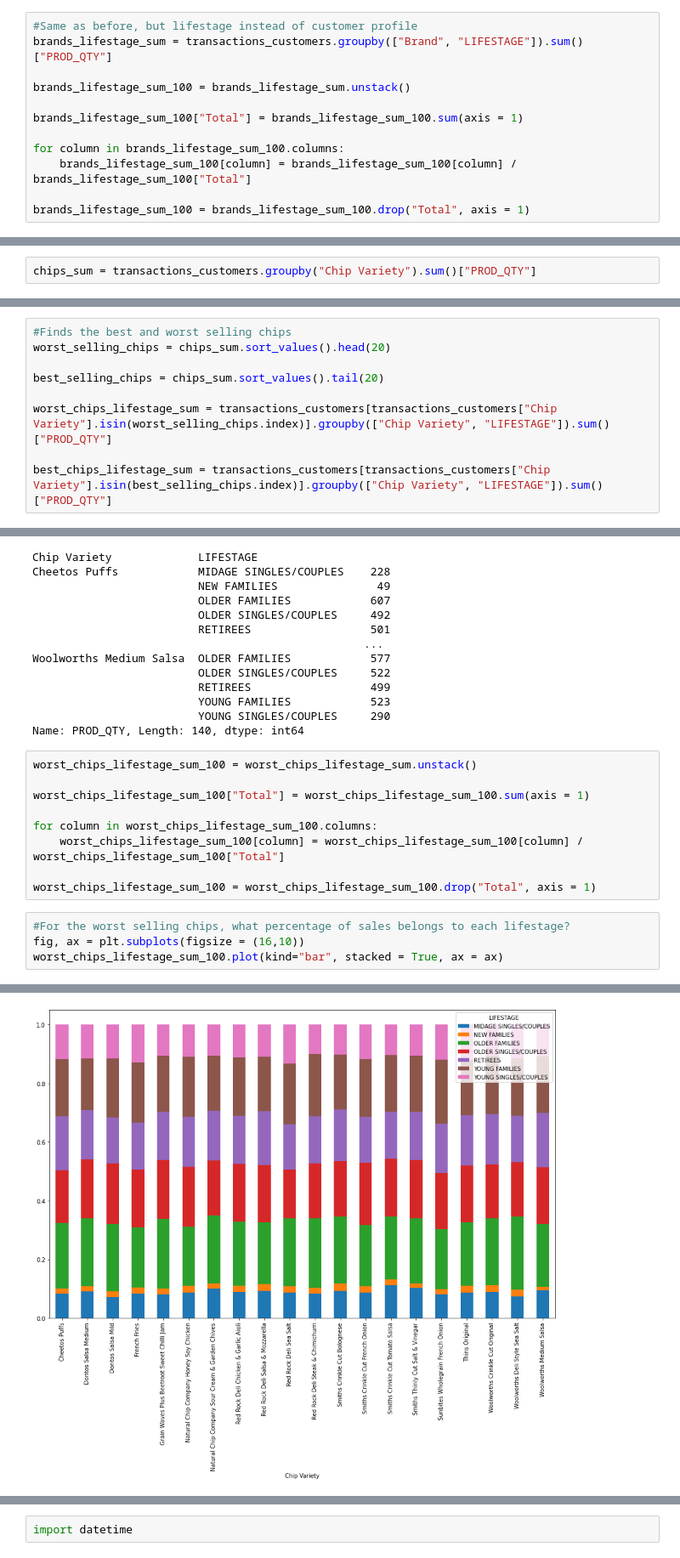
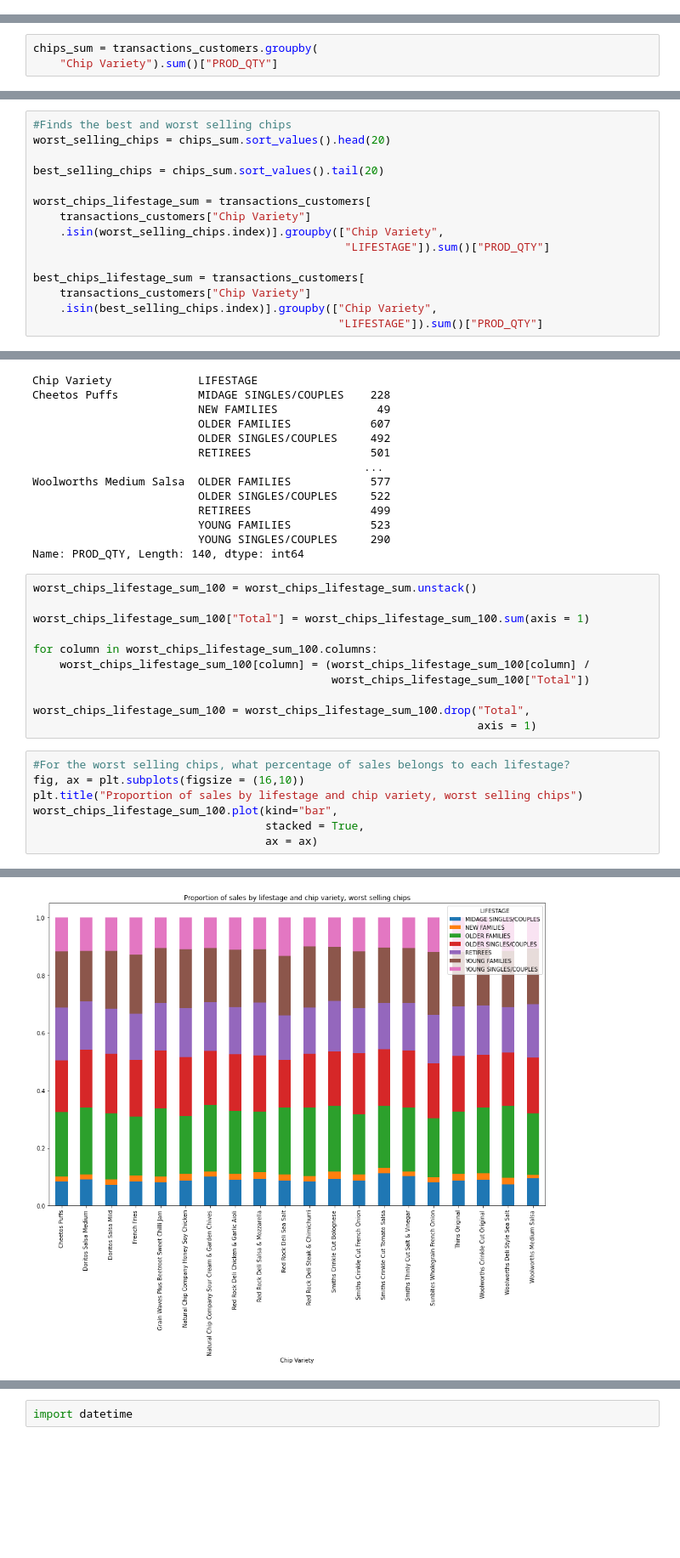
Before and after one commit to kmjacinto2145/quantium_virtual_internship, a Jupyter notebook: Quantium VI - Data Cleaning & Analysis.ipynb, the cells around one changed output, grey strips where cells are left out. Shown at 85% size. Saved outputs shown, nothing was run; the diff lists cells and outputs as text; blank space fills up the shorter version.

```diff
--- a/Quantium VI - Data Cleaning & Analysis.ipynb
+++ b/Quantium VI - Data Cleaning & Analysis.ipynb
@@ -402,12 +464,0 @@ Index(['MIDAGE SINGLES/COUPLES', 'NEW FAMILIES', 'OLDER FAMILIES',
-# %%
-#Same as before, but lifestage instead of customer profile
-brands_lifestage_sum = transactions_customers.groupby(["Brand", "LIFESTAGE"]).sum()["PROD_QTY"]
-
-brands_lifestage_sum_100 = brands_lifestage_sum.unstack()
-
-brands_lifestage_sum_100["Total"] = brands_lifestage_sum_100.sum(axis = 1)
-
-for column in brands_lifestage_sum_100.columns:
-    brands_lifestage_sum_100[column] = brands_lifestage_sum_100[column] / brands_lifestage_sum_100["Total"]
-
-brands_lifestage_sum_100 = brands_lifestage_sum_100.drop("Total", axis = 1)
@@ -432,5 +465,6 @@ brands_lifestage_sum.unstack().plot(kind='bar', stacked=False, ax = ax)
 # %%
-chips_sum = transactions_customers.groupby("Chip Variety").sum()["PROD_QTY"]
+chips_sum = transactions_customers.groupby(
+    "Chip Variety").sum()["PROD_QTY"]
 # %%
 chips_sum.sort_values()
 # %% [output]
@@ -453,9 +487,15 @@ worst_selling_chips = chips_sum.sort_values().head(20)
 
 best_selling_chips = chips_sum.sort_values().tail(20)
 
-worst_chips_lifestage_sum = transactions_customers[transactions_customers["Chip Variety"].isin(worst_selling_chips.index)].groupby(["Chip Variety", "LIFESTAGE"]).sum()["PROD_QTY"]
+worst_chips_lifestage_sum = transactions_customers[
+    transactions_customers["Chip Variety"]
+    .isin(worst_selling_chips.index)].groupby(["Chip Variety",
+                                               "LIFESTAGE"]).sum()["PROD_QTY"]
 
-best_chips_lifestage_sum = transactions_customers[transactions_customers["Chip Variety"].isin(best_selling_chips.index)].groupby(["Chip Variety", "LIFESTAGE"]).sum()["PROD_QTY"]
+best_chips_lifestage_sum = transactions_customers[
+    transactions_customers["Chip Variety"]
+    .isin(best_selling_chips.index)].groupby(["Chip Variety",
+                                              "LIFESTAGE"]).sum()["PROD_QTY"]
 # %%
 worst_chips_lifestage_sum
 # %% [output]
@@ -478,11 +518,16 @@ worst_chips_lifestage_sum_100 = worst_chips_lifestage_sum.unstack()
 worst_chips_lifestage_sum_100["Total"] = worst_chips_lifestage_sum_100.sum(axis = 1)
 
 for column in worst_chips_lifestage_sum_100.columns:
-    worst_chips_lifestage_sum_100[column] = worst_chips_lifestage_sum_100[column] / worst_chips_lifestage_sum_100["Total"]
+    worst_chips_lifestage_sum_100[column] = (worst_chips_lifestage_sum_100[column] /
+                                             worst_chips_lifestage_sum_100["Total"])
 
-worst_chips_lifestage_sum_100 = worst_chips_lifestage_sum_100.drop("Total", axis = 1)
+worst_chips_lifestage_sum_100 = worst_chips_lifestage_sum_100.drop("Total",
+                                                                   axis = 1)
 # %%
 #For the worst selling chips, what percentage of sales belongs to each lifestage?
 fig, ax = plt.subplots(figsize = (16,10))
-worst_chips_lifestage_sum_100.plot(kind="bar", stacked = True, ax = ax)
+plt.title("Proportion of sales by lifestage and chip variety, worst selling chips")
+worst_chips_lifestage_sum_100.plot(kind="bar",
+                                   stacked = True,
+                                   ax = ax)
 # %% [output]
@@ -490,4 +535,4 @@ worst_chips_lifestage_sum_100.plot(kind="bar", stacked = True, ax = ax)
-[figure, old version]
+[figure, new version]
 # %%
 best_chips_lifestage_sum_100 = best_chips_lifestage_sum.unstack()
 
```
Also changed, not shown: parts of 43 cells of this notebook, 3 other files.
